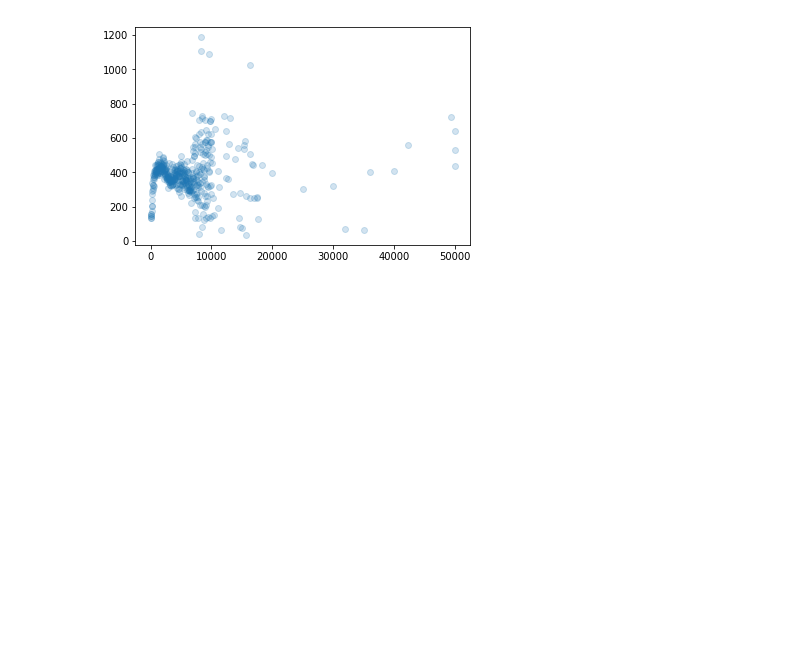
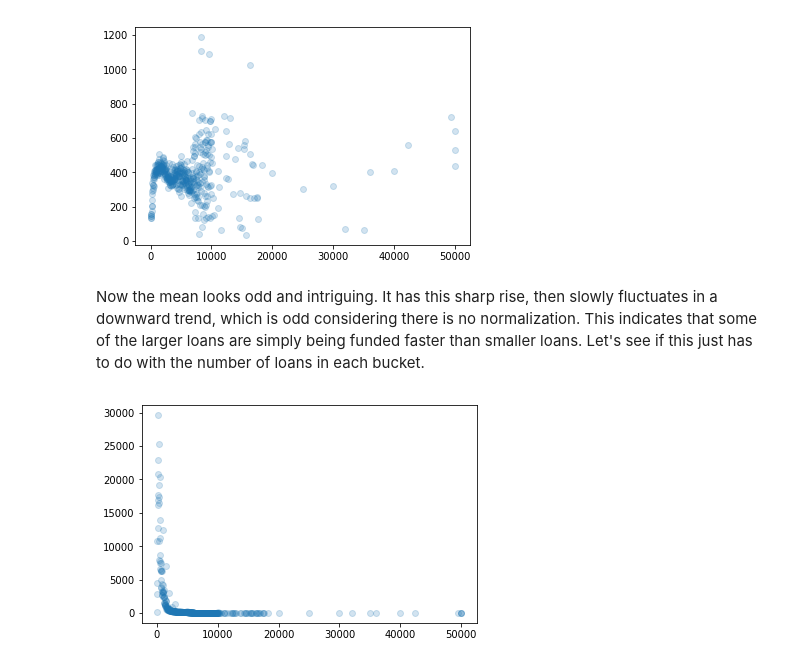
Before and after one commit to JCRaymond/ITCS_4156_FInal, a Jupyter notebook: Data Prep.ipynb, the cells around one changed output. Drawn from its saved outputs; the diff is of its cells as text; code cells hidden in the pictures; blank space fills up the shorter version.

```diff
--- a/Data Prep.ipynb
+++ b/Data Prep.ipynb
@@ -1289,0 +1288,9 @@ Now
+# %% [markdown]
+Now the mean looks odd and intriguing. It has this sharp rise, then slowly fluctuates in a downward trend, which is odd considering there is no normalization. This indicates that some of the larger loans are simply being funded faster than smaller loans. Let's see if this just has to do with the number of loans in each bucket.
+# %%
+counts = loan_groups.count()
+
+plt.scatter(counts.index, counts['hours_till_funded'], alpha=0.2)
+plt.show()
+# %% [output]
+[figure, added]
```
Also changed, not shown: parts of 17 cells of this notebook.
